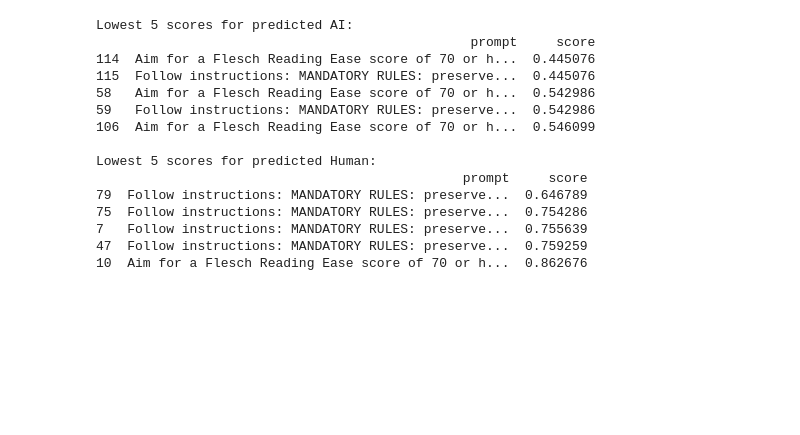
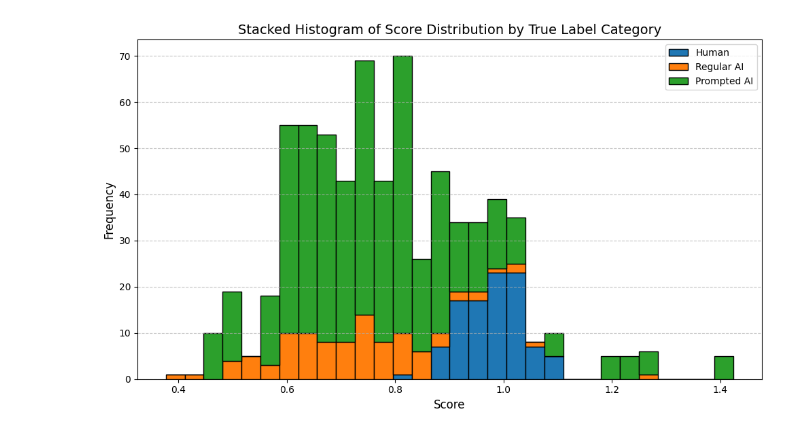
Before and after one commit to pocolpaolo10tue/2amm20, a Jupyter notebook: VizAnalysis.ipynb, the cells around one changed output. Saved outputs shown, nothing was run; the diff lists cells and outputs as text; code cells hidden in the pictures; blank space fills up the shorter version.

Commit message:
Visualizing distribution of scores

```diff
--- a/VizAnalysis.ipynb
+++ b/VizAnalysis.ipynb
@@ -110,34 +101,25 @@ The Dataframe itself:
 # %%
-prompted = df_clean[(df_clean['true_label'] == 'ai') & (df_clean['prompt'] != '')]
-predicted_ai = prompted[prompted['predicted_label'] == 'ai']
-predicted_human = prompted[prompted['predicted_label'] == 'human']
+# Define subsets
+human = df_clean[df_clean['true_label'] == 'human']
+regular_ai = df_clean[(df_clean['true_label'] == 'ai') & (df_clean['prompt'] == '')]
+prompted_ai = df_clean[(df_clean['true_label'] == 'ai') & (df_clean['prompt'] != '')]
 
-# Get the 5 lowest scores in each predicted category
-lowest_ai_scores = predicted_ai.nsmallest(5, 'score')
-lowest_human_scores = predicted_human.nsmallest(5, 'score')
+# Combine data into a list for stacking
+data = [human['score'], regular_ai['score'], prompted_ai['score']]
 
-# Display results
-print("Lowest 5 scores for predicted AI:")
-print(lowest_ai_scores[['answer', 'score']])
+# Plot stacked histogram
+plt.figure(figsize=(10, 6))
+plt.hist(data, bins=30, stacked=True, edgecolor='black', label=['Human', 'Regular AI', 'Prompted AI'])
 
-print("\nLowest 5 scores for predicted Human:")
-print(lowest_human_scores[['answer', 'score']])
+plt.title('Stacked Histogram of Score Distribution by True Label Category', fontsize=14)
+plt.xlabel('Score', fontsize=12)
+plt.ylabel('Frequency', fontsize=12)
+plt.legend()
+plt.grid(axis='y', linestyle='--', alpha=0.7)
+plt.tight_layout()
+plt.show()
 # %% [output]
-Lowest 5 scores for predicted AI:
-                                                prompt     score
-114  Aim for a Flesch Reading Ease score of 70 or h...  0.445076
-115  Follow instructions: MANDATORY RULES: preserve...  0.445076
-58   Aim for a Flesch Reading Ease score of 70 or h...  0.542986
-59   Follow instructions: MANDATORY RULES: preserve...  0.542986
-106  Aim for a Flesch Reading Ease score of 70 or h...  0.546099
-
-Lowest 5 scores for predicted Human:
-                                               prompt     score
-79  Follow instructions: MANDATORY RULES: preserve...  0.646789
-75  Follow instructions: MANDATORY RULES: preserve...  0.754286
-7   Follow instructions: MANDATORY RULES: preserve...  0.755639
-47  Follow instructions: MANDATORY RULES: preserve...  0.759259
-10  Aim for a Flesch Reading Ease score of 70 or h...  0.862676
+[figure, added]
 # %%
 human_answers = df_clean[df_clean['true_label'] == 'human']
 regular_ai = df_clean[(df_clean['true_label'] == 'ai') & (df_clean['prompt'] == '')]
```
Also changed, not shown: parts of 4 cells of this notebook.
